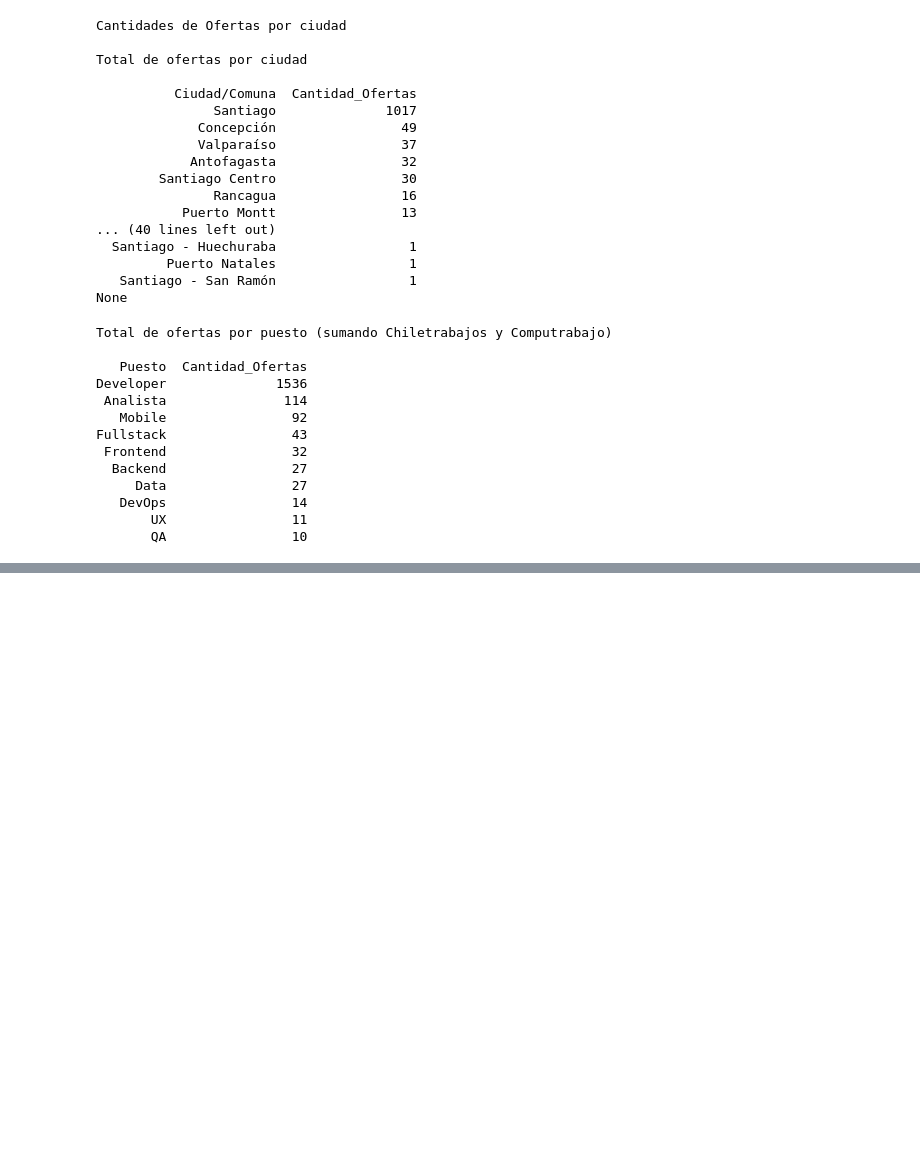
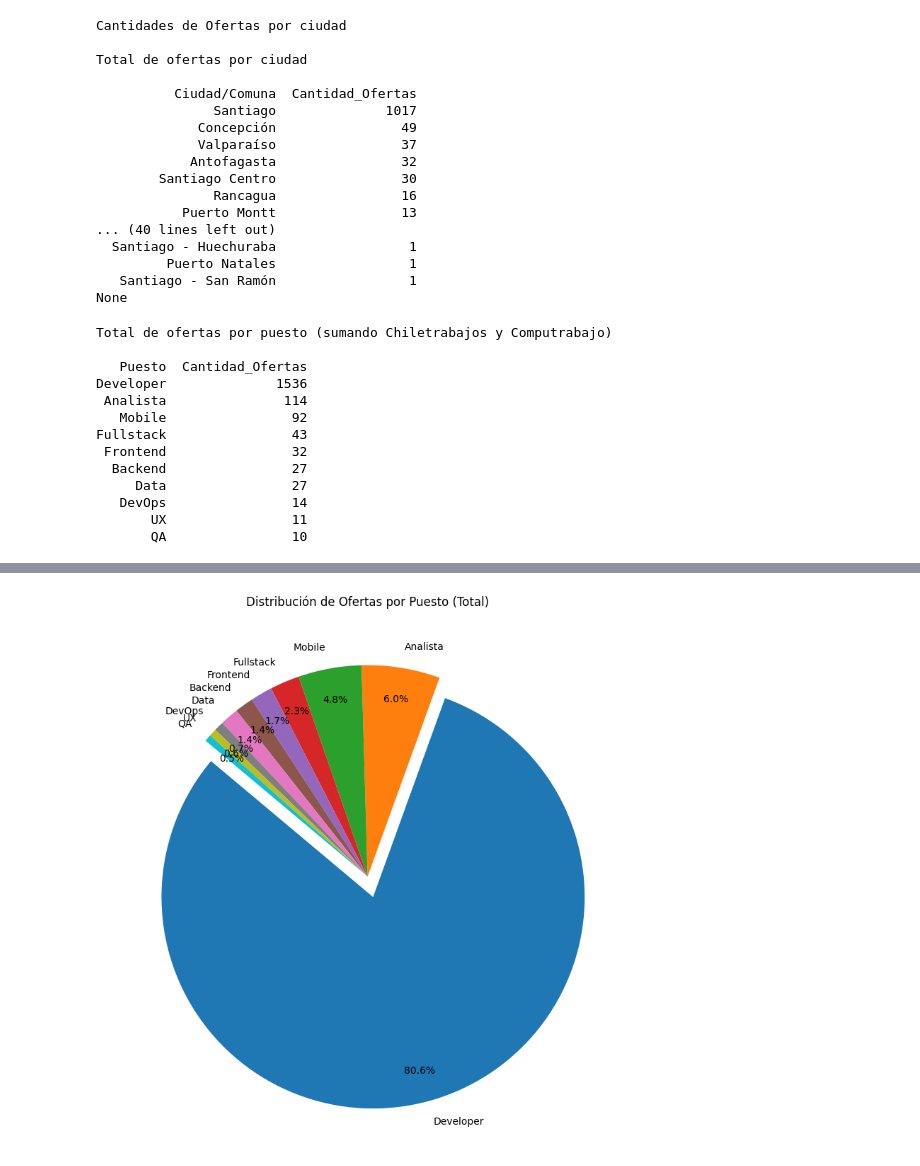
Before and after one commit to Lagartin1/analisisOfertasLab, a Jupyter notebook: src/AnalisisOfertas.ipynb, the cells around one changed output, grey strips where cells are left out. Saved outputs shown, nothing was run; the diff lists cells and outputs as text; code cells hidden in the pictures; blank space fills up the shorter version.

```diff
--- a/src/AnalisisOfertas.ipynb
+++ b/src/AnalisisOfertas.ipynb
@@ -132,0 +149,23 @@ Fullstack                43
+# %%
+
+labels = tabla_total['Puesto']
+sizes = tabla_total['Cantidad_Ofertas']
+
+# Explode la categoría más grande (opcional)
+explode = [0.1 if s == max(sizes) else 0 for s in sizes]
+
+pltgr.figure(figsize=(8, 8))
+pltgr.pie(
+    sizes,
+    labels=labels,
+    autopct='%1.1f%%',
+    startangle=140,
+    explode=explode,
+    pctdistance=0.85,
+    labeldistance=1.1
+)
+pltgr.title('Distribución de Ofertas por Puesto (Total)')
+pltgr.tight_layout()
+pltgr.show()
+# %% [output]
+[figure, added]
```
Also changed, not shown: parts of 2 cells of this notebook, 1 other file.
